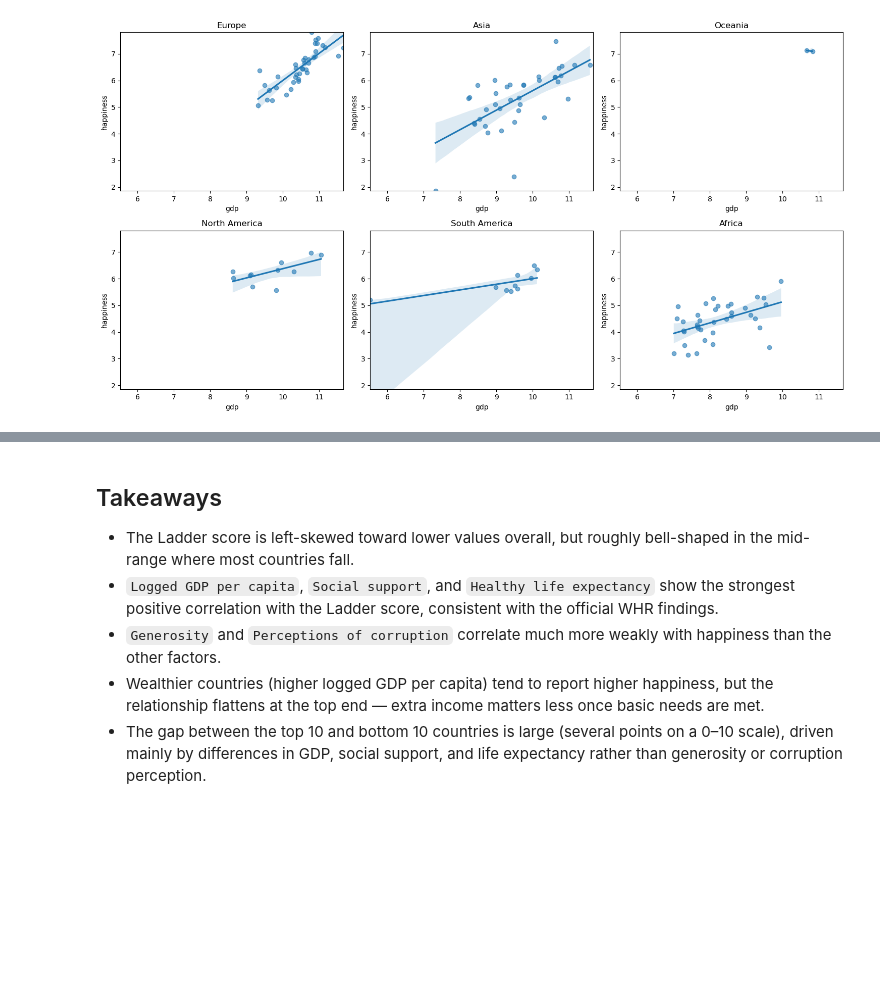
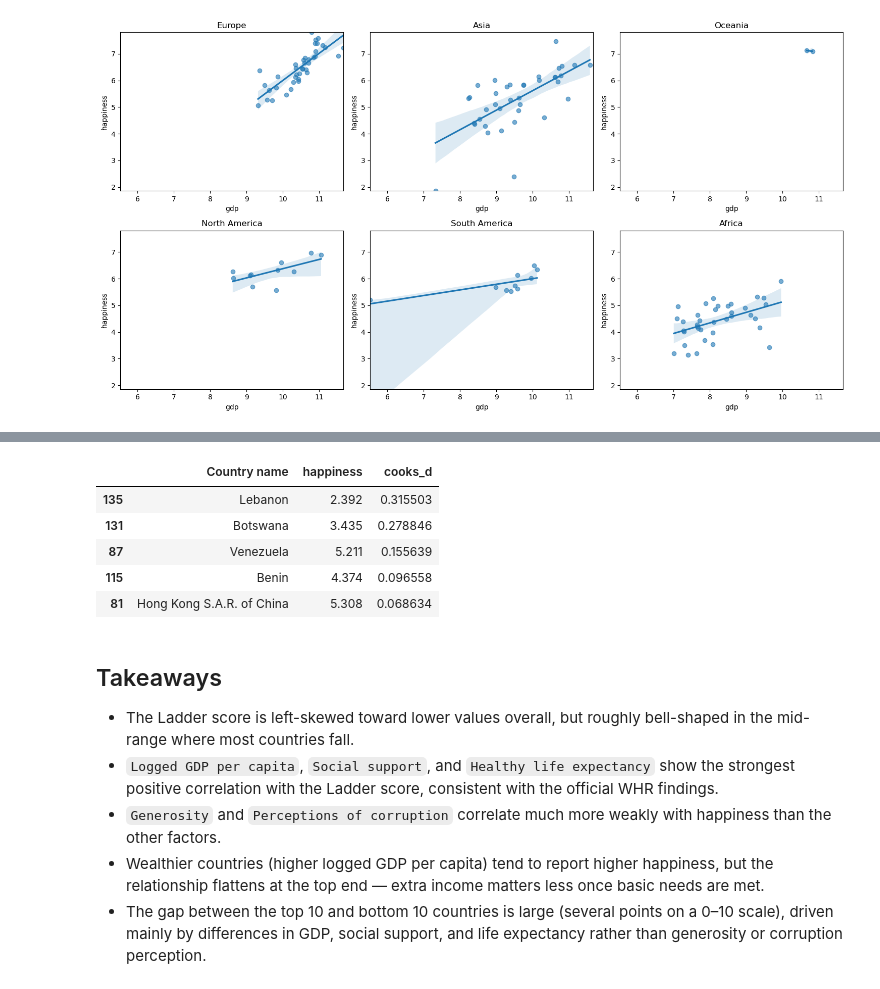
Before and after one commit to kaleb-asefa/EDA-and-regression, a Jupyter notebook: main.ipynb, the cells around one changed output, grey strips where cells are left out. Cells and saved outputs as stored; diff of their text form; code cells hidden in the pictures; blank space fills up the shorter version.

```diff
--- a/main.ipynb
+++ b/main.ipynb
@@ -297,3 +330,22 @@ fig.tight_layout()
+# %%
+
+influence = m4.get_influence()
+
+# Assign as a Series matched to the fitted rows' index
+data['cooks_d'] = pd.Series(
+    influence.cooks_distance[0],
+    index=m4.fittedvalues.index
+)
+
+# Any dropped row will simply be NaN in 'cooks_d'
+data.nlargest(5, 'cooks_d')[['Country name', 'happiness', 'cooks_d']]
+# %% [output]
+|  | Country name | happiness | cooks_d |
+| 135 | Lebanon | 2.392 | 0.315503 |
+| 131 | Botswana | 3.435 | 0.278846 |
+| 87 | Venezuela | 5.211 | 0.155639 |
+| 115 | Benin | 4.374 | 0.096558 |
+| 81 | Hong Kong S.A.R. of China | 5.308 | 0.068634 |
 # %% [markdown]
 ## Takeaways
 
```
Also changed, not shown: parts of 3 cells of this notebook.
